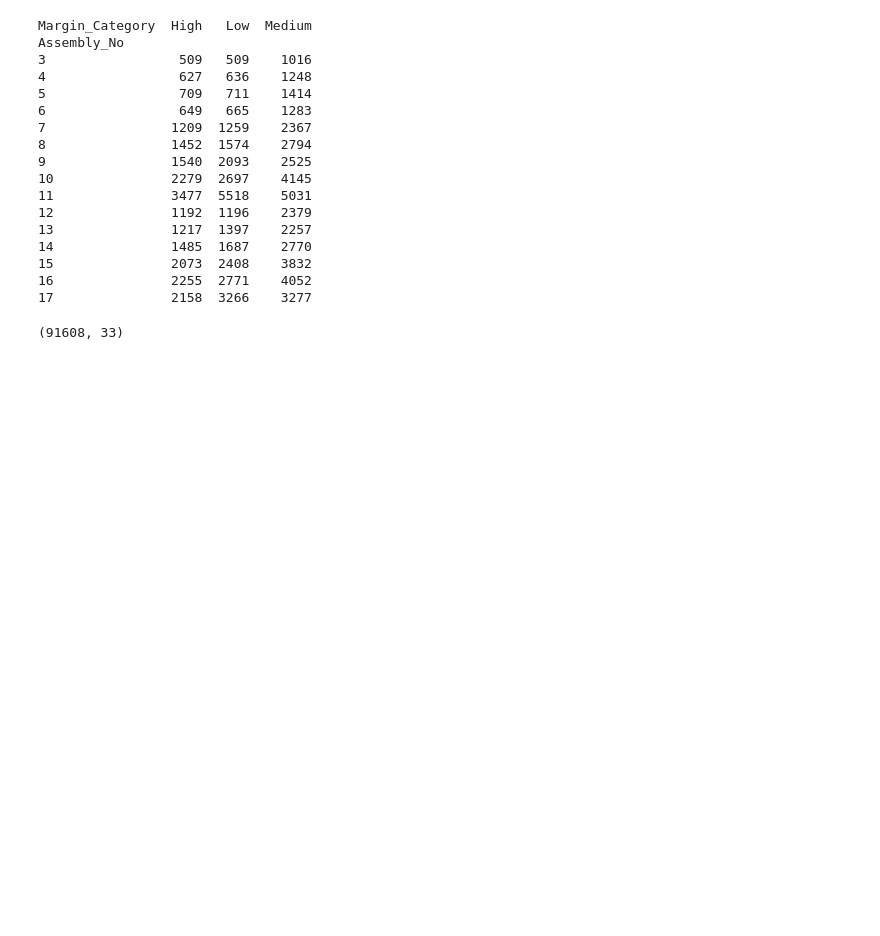
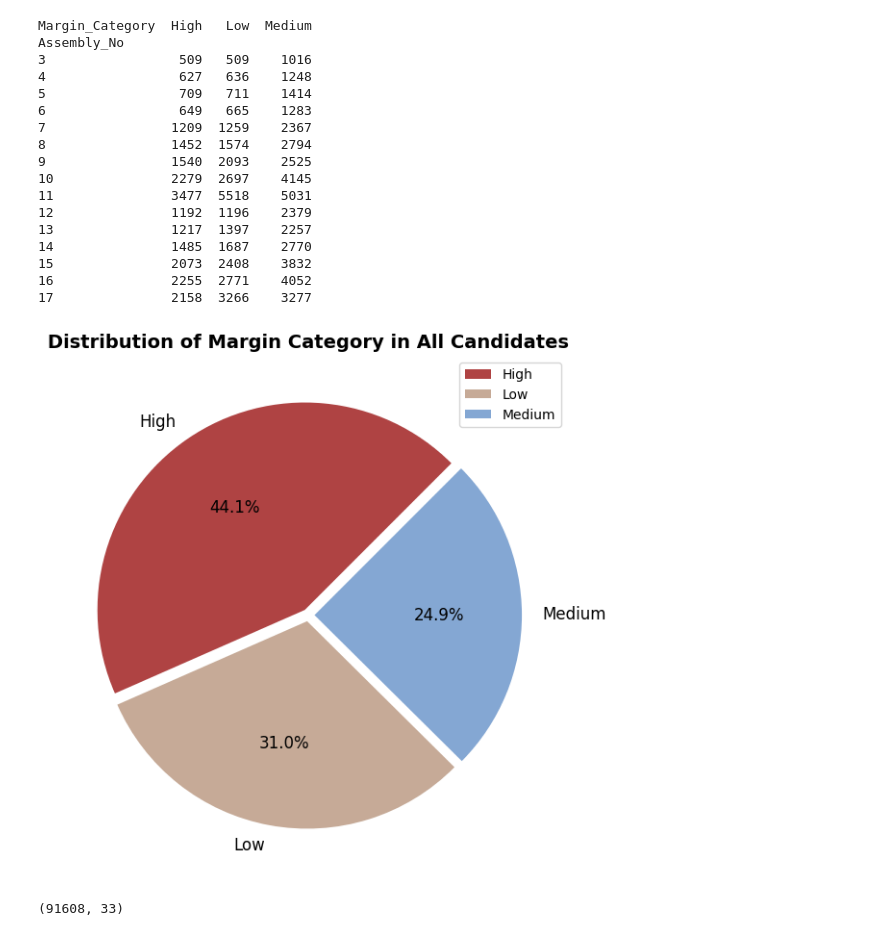
Before and after one commit to ttheshreeyasingh/Multi-Election-Insights, a Jupyter notebook: classification/margin-predict.ipynb, the cells around one changed output. Drawn from its saved outputs; the diff is of its cells as text; code cells hidden in the pictures; blank space fills up the shorter version.

```diff
--- a/classification/margin-predict.ipynb
+++ b/classification/margin-predict.ipynb
@@ -365,6 +369,31 @@ Assembly_No
 15               2073  2408    3832
 16               2255  2771    4052
 17               2158  3266    3277
+# %%
+fig, ax = plt.subplots(1, 1, figsize=(7, 7))
+
+# Labels and values for the first pie chart (Distribution of Margin_Category in Candidates)
+labels_1 = ["High", "Low", "Medium"]
+values_1 = df['Margin_Category'].value_counts()
+
+# Colors for the first pie chart
+colors_1 = ['#AF4343', '#C6AA97', '#84A7D3']
+
+# Plot the first pie chart
+ax.pie(x=values_1, labels=labels_1, autopct="%1.1f%%", startangle=45, explode=[0.03, 0.03, 0.03],
+       colors=colors_1, textprops={'fontsize': 12, 'color': 'black'})
+
+# Set title and formatting for the first pie chart
+ax.set_title("Distribution of Margin Category in All Candidates", fontdict={'fontsize': 14, 'fontweight': 'bold'})
+ax.set_facecolor('#F0F0F0')
+ax.legend(labels_1, loc='best')
+
+# Set aspect ratio to be equal to make the pie chart perfectly circular
+ax.set_aspect('equal')
+
+plt.show()
+# %% [output]
+[figure, added]
 # %%
 df.drop(columns='Margin_Percentage', axis=1, inplace = True)
 # %%
```
Also changed, not shown: parts of 33 cells of this notebook.
